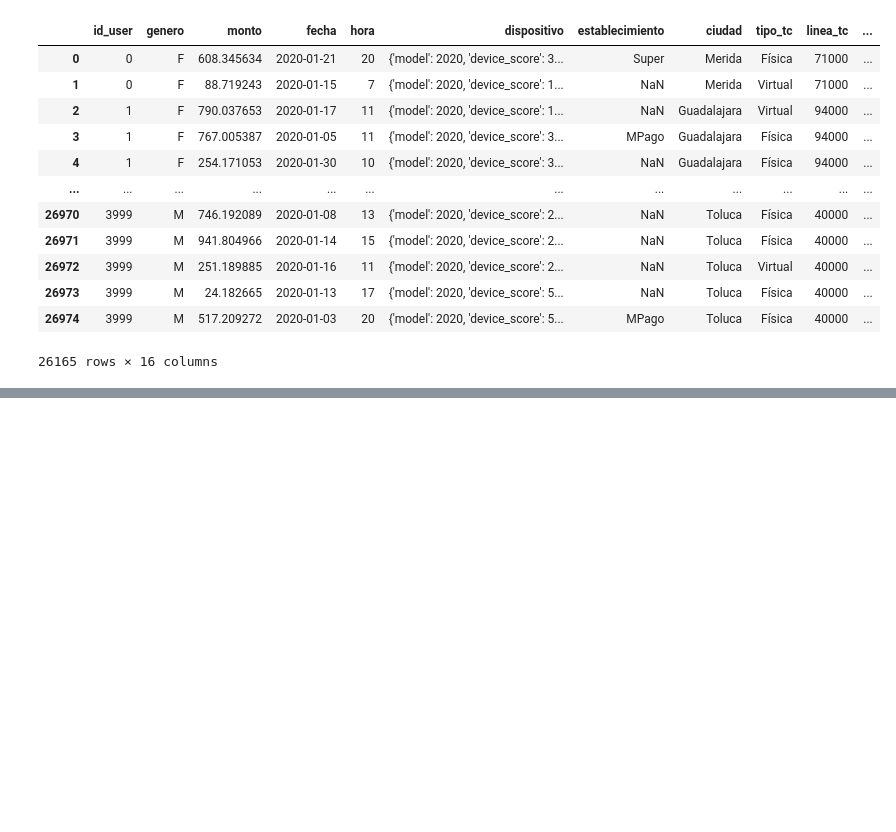
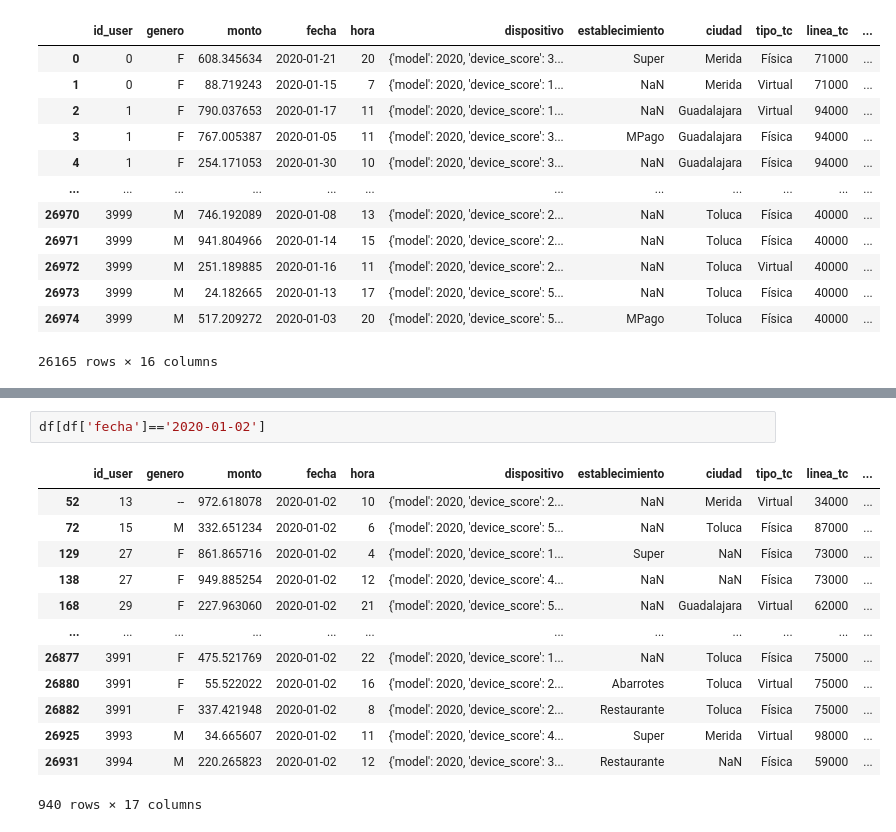
Before and after one commit to ElenaVillano/challenge_rpmx, a Jupyter notebook: notebooks/eda.ipynb, the cells around one changed output, grey strips where cells are left out. Cells and saved outputs as stored; diff of their text form; blank space fills up the shorter version.

```diff
--- a/notebooks/eda.ipynb
+++ b/notebooks/eda.ipynb
@@ -597,0 +671,16 @@ df
+# %%
+df[df['fecha']=='2020-01-02']
+# %% [output]
+|  | id_user | genero | monto | fecha | hora | dispositivo | establecimiento | ciudad | tipo_tc | linea_tc | ... |
+| 52 | 13 | -- | 972.618078 | 2020-01-02 | 10 | {'model': 2020, 'device_score': 2... | NaN | Merida | Virtual | 34000 | ... |
+| 72 | 15 | M | 332.651234 | 2020-01-02 | 6 | {'model': 2020, 'device_score': 5... | NaN | Toluca | Física | 87000 | ... |
+| 129 | 27 | F | 861.865716 | 2020-01-02 | 4 | {'model': 2020, 'device_score': 1... | Super | NaN | Física | 73000 | ... |
+| 138 | 27 | F | 949.885254 | 2020-01-02 | 12 | {'model': 2020, 'device_score': 4... | NaN | NaN | Física | 73000 | ... |
+| 168 | 29 | F | 227.963060 | 2020-01-02 | 21 | {'model': 2020, 'device_score': 5... | NaN | Guadalajara | Virtual | 62000 | ... |
+| ... | ... | ... | ... | ... | ... | ... | ... | ... | ... | ... | ... |
+| 26877 | 3991 | F | 475.521769 | 2020-01-02 | 22 | {'model': 2020, 'device_score': 1... | NaN | Toluca | Física | 75000 | ... |
+| 26880 | 3991 | F | 55.522022 | 2020-01-02 | 16 | {'model': 2020, 'device_score': 2... | Abarrotes | Toluca | Virtual | 75000 | ... |
+| 26882 | 3991 | F | 337.421948 | 2020-01-02 | 8 | {'model': 2020, 'device_score': 2... | Restaurante | Toluca | Física | 75000 | ... |
+| 26925 | 3993 | M | 34.665607 | 2020-01-02 | 11 | {'model': 2020, 'device_score': 4... | Super | Merida | Virtual | 98000 | ... |
+| 26931 | 3994 | M | 220.265823 | 2020-01-02 | 12 | {'model': 2020, 'device_score': 3... | Restaurante | NaN | Física | 59000 | ... |
+940 rows × 17 columns
```
Also changed, not shown: parts of 11 cells of this notebook.
